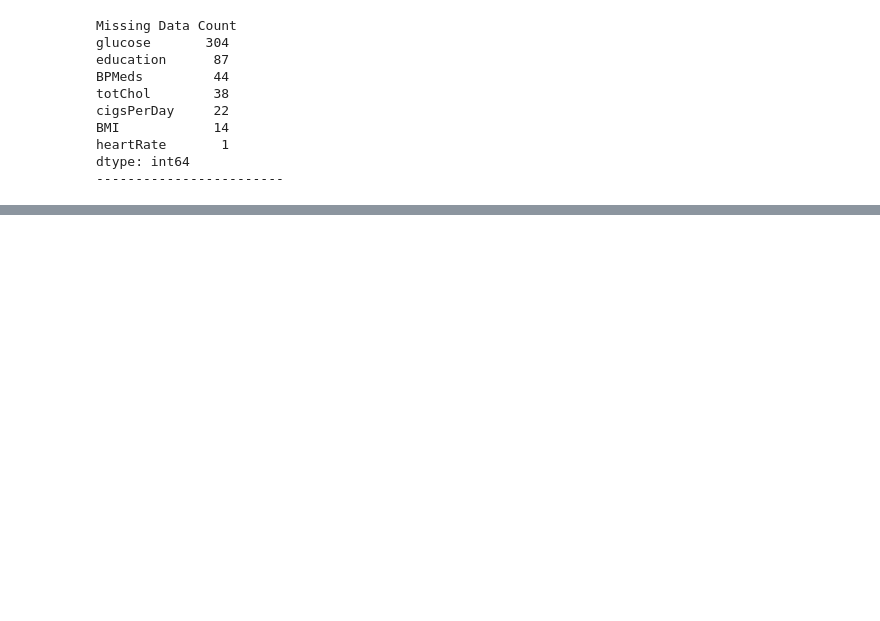
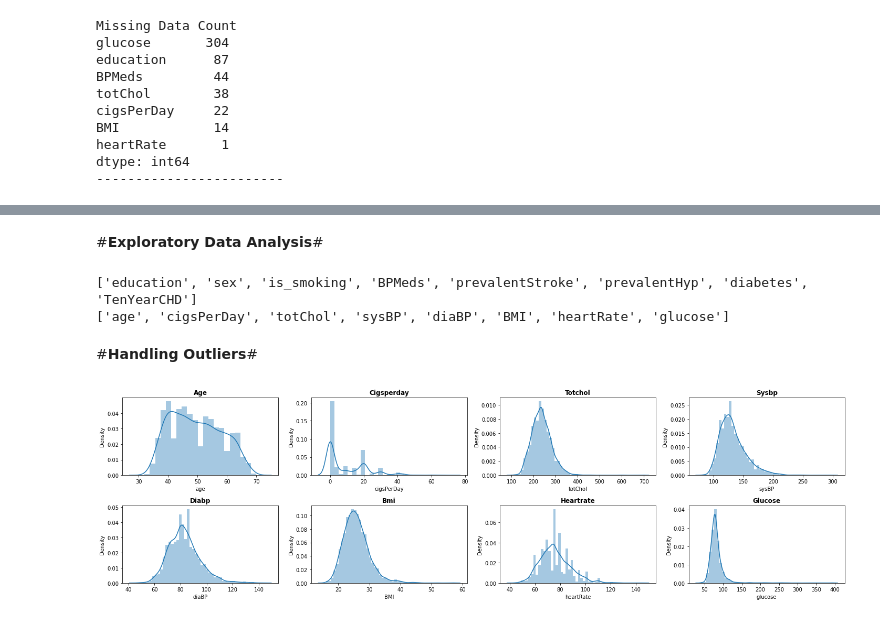
Before and after one commit to sksamima5/Cardiovascular-Risk-Prediction, a Jupyter notebook: Cardiovascular_Risk_Prediction_.ipynb, the cells around one changed output, grey strips where cells are left out. Saved outputs shown, nothing was run; the diff lists cells and outputs as text; code cells hidden in the pictures; blank space fills up the shorter version.

```diff
--- a/Cardiovascular_Risk_Prediction_.ipynb
+++ b/Cardiovascular_Risk_Prediction_.ipynb
@@ -216,0 +283,24 @@ for col in ['glucose','education','BPMeds','totChol','cigsPerDay','BMI','heartRa
+# %% [markdown]
+#**Exploratory Data Analysis**#
+# %%
+# Lets check the discrete and continuous features
+categorical_features = [i for i in heart_data.columns if heart_data[i].nunique()<=4]
+numeric_features = [i for i in heart_data.columns if i not in categorical_features]
+
+print(categorical_features)
+print(numeric_features)
+# %% [output]
+['education', 'sex', 'is_smoking', 'BPMeds', 'prevalentStroke', 'prevalentHyp', 'diabetes', 'TenYearCHD']
+['age', 'cigsPerDay', 'totChol', 'sysBP', 'diaBP', 'BMI', 'heartRate', 'glucose']
+# %% [markdown]
+#**Handling Outliers**#
+# %%
+# Visualizing the distributions in distplot.
+plt.figure(figsize=(20,14))
+for n,column in enumerate(numeric_features):
+  plt.subplot(5, 4, n+1)
+  sns.distplot(heart_data[column])
+  plt.title(f'{column.title()}',weight='bold')
+  plt.tight_layout()
+# %% [output]
+[figure, added]
```
Also changed, not shown: parts of 35 cells of this notebook.
